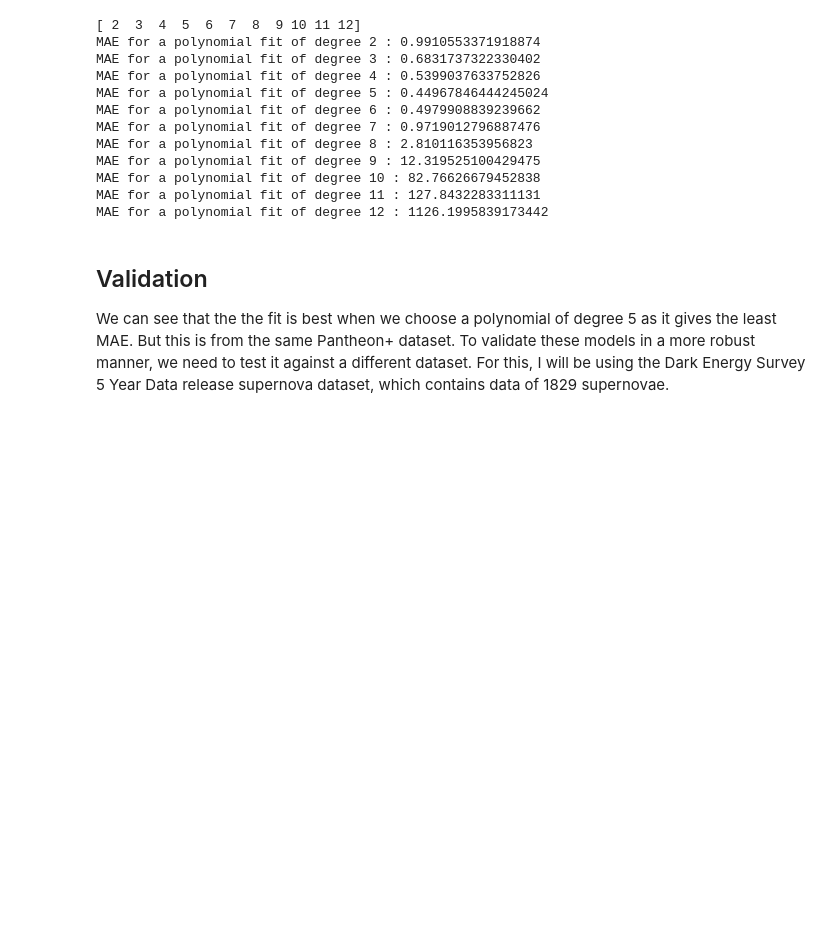
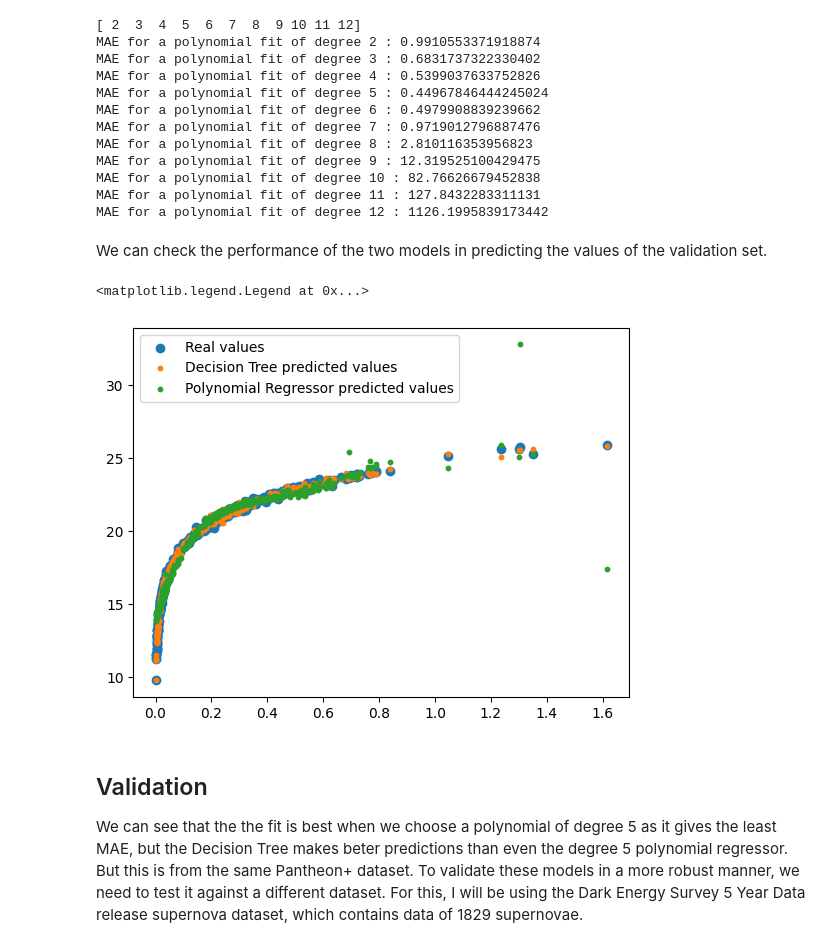
Before and after one commit to sreerag03a/pantheonplus-regression, a Jupyter notebook: notebooks/1_model_baseline.ipynb, the cells around one changed output. Cells and saved outputs as stored; diff of their text form; code cells hidden in the pictures; blank space fills up the shorter version.

```diff
--- a/notebooks/1_model_baseline.ipynb
+++ b/notebooks/1_model_baseline.ipynb
@@ -91,10 +93,24 @@ MAE for a polynomial fit of degree 9 : 12.319525100429475
 MAE for a polynomial fit of degree 10 : 82.76626679452838
 MAE for a polynomial fit of degree 11 : 127.8432283311131
 MAE for a polynomial fit of degree 12 : 1126.1995839173442
+# %% [markdown]
+We can check the performance of the two models in predicting the values of the validation set.
+# %%
+d5fitter,d5transform = polynomial_fitter(X_train,y_train,5)
+
+ypred_d5 = d5fitter.predict(d5transform.transform(X_valid))
+
+plt.scatter(X_valid['zHD'],y_valid, label = 'Real values')
+plt.scatter(X_valid['zHD'],y_pred_decTree, label = 'Decision Tree predicted values', s = 10)
+plt.scatter(X_valid['zHD'],ypred_d5, label = 'Polynomial Regressor predicted values', s = 10)
+plt.legend()
+# %% [output]
+<matplotlib.legend.Legend at 0x...>
+[figure, added]
 # %% [markdown]
 ## Validation
 
-We can see that the the fit is best when we choose a polynomial of degree 5 as it gives the least MAE. But this is from the same Pantheon+ dataset. To validate these models in a more robust manner, we need to test it against a different dataset. For this, I will be using the Dark Energy Survey 5 Year Data release supernova dataset, which contains data of 1829 supernovae.
+We can see that the the fit is best when we choose a polynomial of degree 5 as it gives the least MAE, but the Decision Tree makes beter predictions than even the degree 5 polynomial regressor. But this is from the same Pantheon+ dataset. To validate these models in a more robust manner, we need to test it against a different dataset. For this, I will be using the Dark Energy Survey 5 Year Data release supernova dataset, which contains data of 1829 supernovae.
 # %%
 despath = '../data/DES-data.csv'
 X_test,y_test = preprocess_des_data(despath)
```
Also changed, not shown: parts of 7 cells of this notebook, 4 other files.
